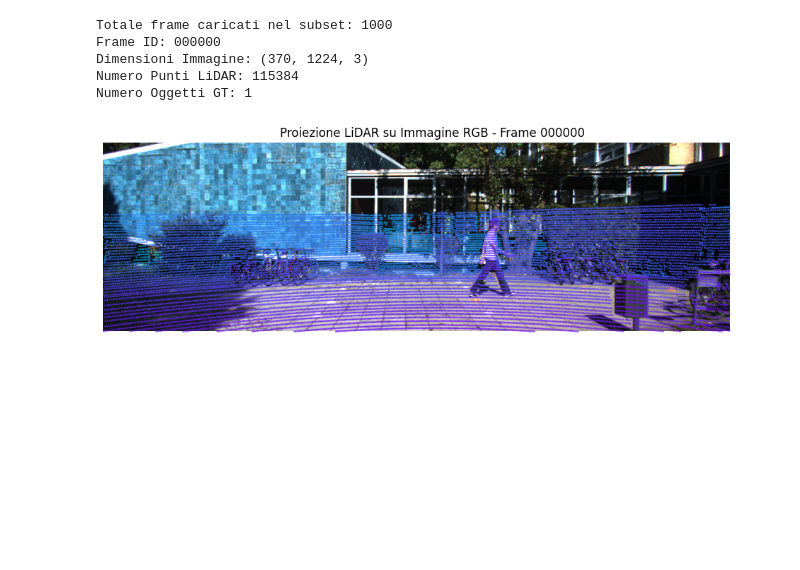
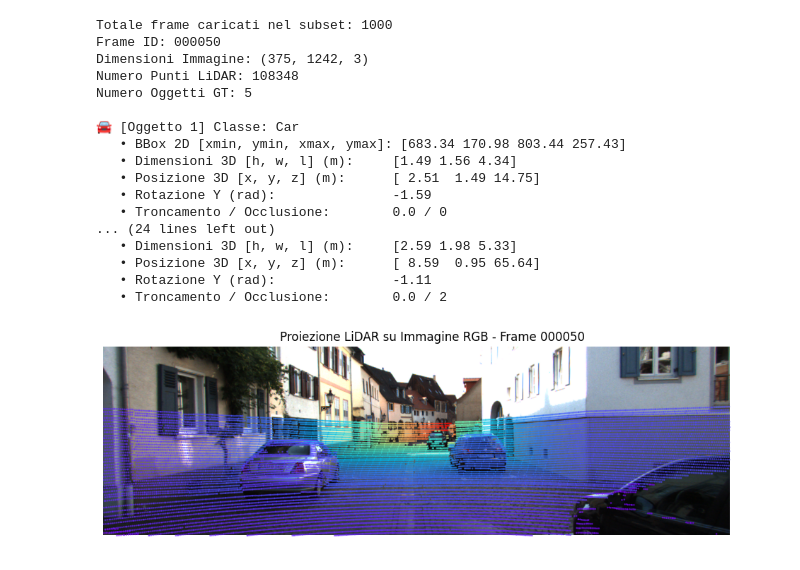
Before and after one commit to giacomosalvatori03/3D_Perception, a Jupyter notebook: notebooks/00_test_dataset.ipynb, the cells around one changed output. Drawn from its saved outputs; the diff is of its cells as text; code cells hidden in the pictures; blank space fills up the shorter version.

```diff
--- a/notebooks/00_test_dataset.ipynb
+++ b/notebooks/00_test_dataset.ipynb
@@ -66,37 +65,58 @@ dataset = KittiDataset(data_root=DATASET_PATH)
 print(f"Totale frame caricati nel subset: {len(dataset)}")
 
 # Carica il primo sample
-sample = dataset[0]
+sample = dataset[50]
 image = sample['image']
 points = sample['points']
 calib = sample['calib']
 objects = sample['objects']
 
 print(f"Frame ID: {sample['id']}")
 print(f"Dimensioni Immagine: {image.shape}")
 print(f"Numero Punti LiDAR: {points.shape[0]}")
 print(f"Numero Oggetti GT: {len(objects)}")
+
+# Stampa dettagliata di ciascun oggetto GT
+for i, obj in enumerate(objects, 1):
+    print(f"\n🚘 [Oggetto {i}] Classe: {obj['type']}")
+    print(f"   • BBox 2D [xmin, ymin, xmax, ymax]: {obj['bbox_2d'].round(2)}")
+    print(f"   • Dimensioni 3D [h, w, l] (m):     {obj['dimensions_3d'].round(2)}")
+    print(f"   • Posizione 3D [x, y, z] (m):      {obj['location_3d'].round(2)}")
+    print(f"   • Rotazione Y (rad):               {obj['rotation_y']:.2f}")
+    print(f"   • Troncamento / Occlusione:        {obj['truncation']} / {obj['occlusion']}")
 
 # Test proiezione LiDAR su Immagine RGB
 pts_2d, depth, valid_mask = calib.velo2img(points)
 
 # Disegna la proiezione con mappa di colori basata sulla profondità (distance z)
 plt.figure(figsize=(12, 5))
 plt.imshow(image)
 
 # Filtra solo i punti che cadono all'interno dell'immagine
 img_h, img_w, _ = image.shape
 in_bounds = (pts_2d[:, 0] >= 0) & (pts_2d[:, 0] < img_w) & \
             (pts_2d[:, 1] >= 0) & (pts_2d[:, 1] < img_h)
 
 plt.scatter(pts_2d[in_bounds, 0], pts_2d[in_bounds, 1], c=depth[in_bounds], cmap='rainbow', s=1, alpha=0.5)
 plt.title(f"Proiezione LiDAR su Immagine RGB - Frame {sample['id']}")
 plt.axis('off')
 plt.show()
 # %% [output]
 Totale frame caricati nel subset: 1000
-Frame ID: 000000
-Dimensioni Immagine: (370, 1224, 3)
-Numero Punti LiDAR: 115384
-Numero Oggetti GT: 1
+Frame ID: 000050
+Dimensioni Immagine: (375, 1242, 3)
+Numero Punti LiDAR: 108348
+Numero Oggetti GT: 5
+
+🚘 [Oggetto 1] Classe: Car
+   • BBox 2D [xmin, ymin, xmax, ymax]: [683.34 170.98 803.44 257.43]
+   • Dimensioni 3D [h, w, l] (m):     [1.49 1.56 4.34]
+   • Posizione 3D [x, y, z] (m):      [ 2.51  1.49 14.75]
+   • Rotazione Y (rad):               -1.59
+   • Troncamento / Occlusione:        0.0 / 0
+... (24 lines left out)
+   • Dimensioni 3D [h, w, l] (m):     [2.59 1.98 5.33]
+   • Posizione 3D [x, y, z] (m):      [ 8.59  0.95 65.64]
+   • Rotazione Y (rad):               -1.11
+   • Troncamento / Occlusione:        0.0 / 2
-[figure, old version]
+[figure, new version]
```
Also changed, not shown: parts of 1 cell of this notebook, 6 other files.
